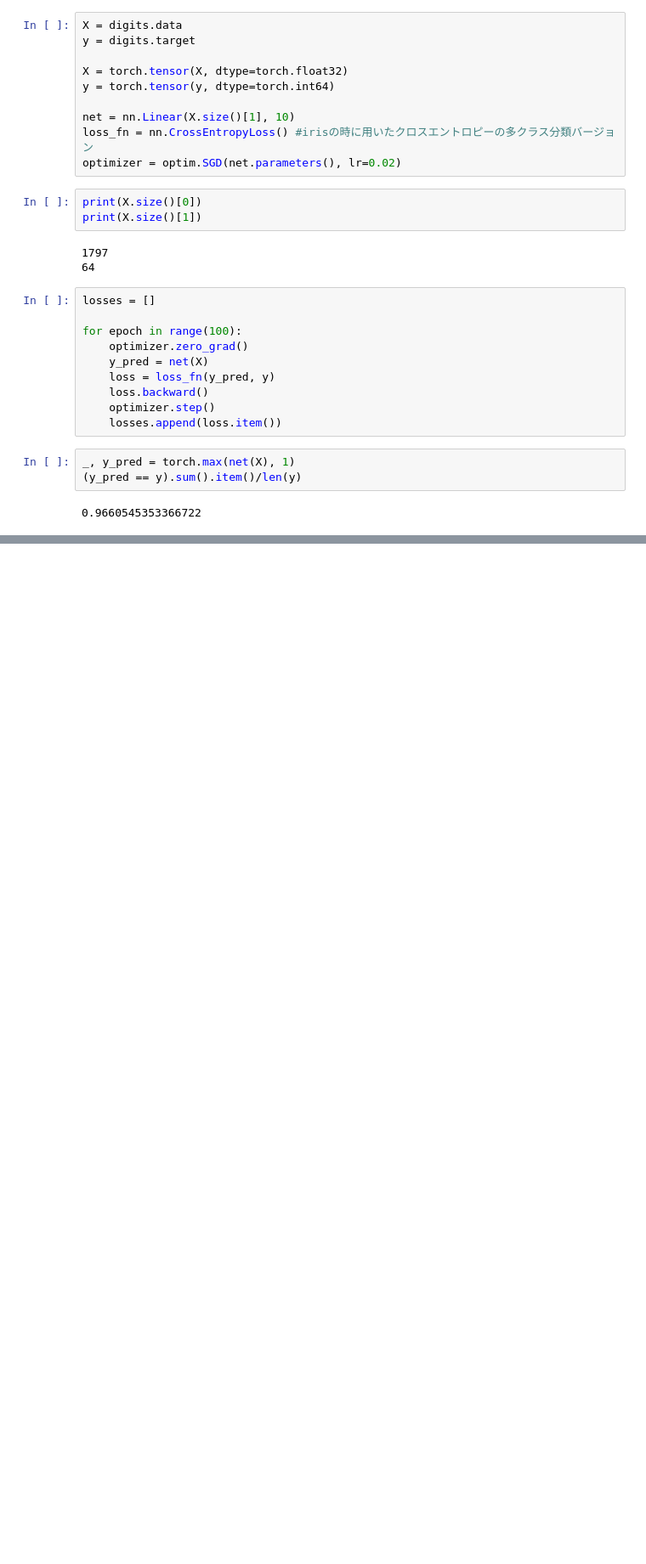
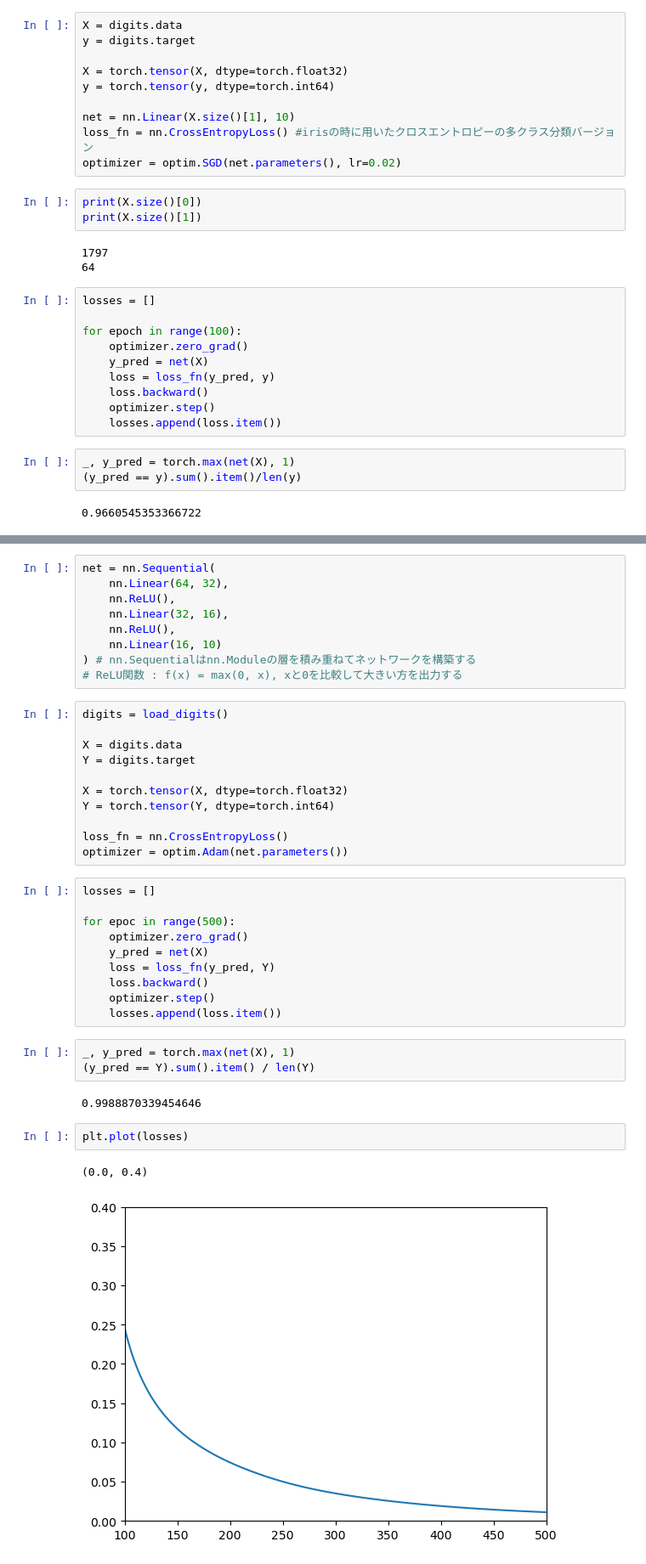
Before and after one commit to toitataiyo/learn_pytorch, a Jupyter notebook: learn_pytorch.ipynb, the cells around one changed output, grey strips where cells are left out. Shown at 85% size. Drawn from its saved outputs; the diff is of its cells as text; blank space fills up the shorter version.

```diff
--- a/learn_pytorch.ipynb
+++ b/learn_pytorch.ipynb
@@ -544,0 +549,40 @@ _, y_pred = torch.max(net(X), 1)
+# %%
+net = nn.Sequential(
+    nn.Linear(64, 32),
+    nn.ReLU(),
+    nn.Linear(32, 16),
+    nn.ReLU(),
+    nn.Linear(16, 10)
+) # nn.Sequentialはnn.Moduleの層を積み重ねてネットワークを構築する
+# ReLU関数 : f(x) = max(0, x), xと0を比較して大きい方を出力する
+# %%
+digits = load_digits()
+
+X = digits.data
+Y = digits.target
+
+X = torch.tensor(X, dtype=torch.float32)
+Y = torch.tensor(Y, dtype=torch.int64)
+
+loss_fn = nn.CrossEntropyLoss()
+optimizer = optim.Adam(net.parameters())
+# %%
+losses = []
+
+for epoc in range(500):
+    optimizer.zero_grad()
+    y_pred = net(X)
+    loss = loss_fn(y_pred, Y)
+    loss.backward()
+    optimizer.step()
+    losses.append(loss.item())
+# %%
+_, y_pred = torch.max(net(X), 1)
+(y_pred == Y).sum().item() / len(Y)
+# %% [output]
+0.9988870339454646
+# %%
+plt.plot(losses)
+# %% [output]
+(0.0, 0.4)
+[figure, added]
```
Also changed, not shown: parts of 18 cells of this notebook.
